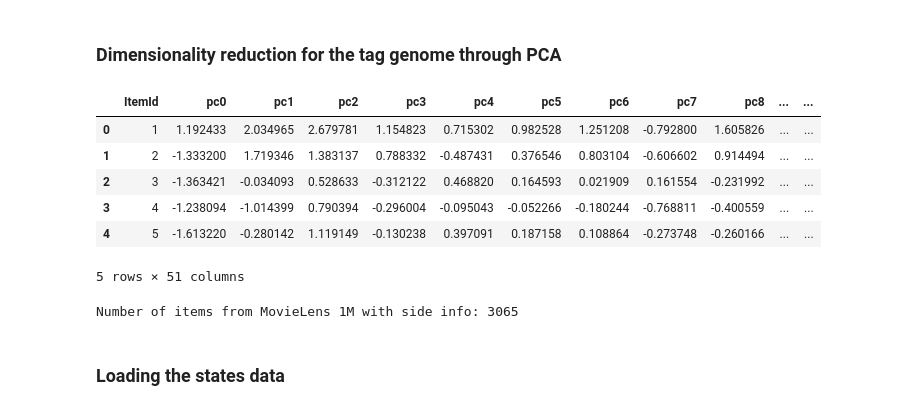
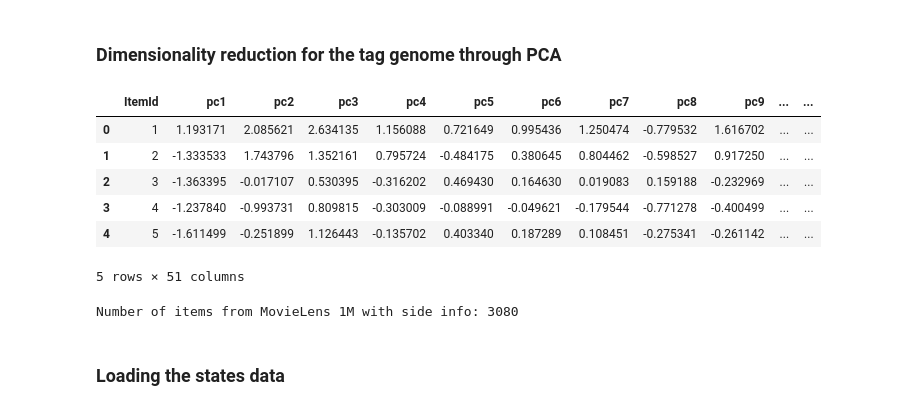
Before and after one commit to david-cortes/cmfrec, a Jupyter notebook: example/load_data.ipynb, the cells around one changed output. Drawn from its saved outputs; the diff is of its cells as text; code cells hidden in the pictures.

Commit message:
updates for latest pandas/numpy/scipy syntax

```diff
--- a/example/load_data.ipynb
+++ b/example/load_data.ipynb
@@ -33,9 +36,11 @@ Number of ratings: 1000209
 # %% [markdown]
 ### Loading the movies titles
 # %%
-movie_titles = pd.read_table('ml-1m/movies.dat',
-                             sep='::', engine='python', header=None)
-movie_titles.columns = ['ItemId', 'title', 'genres']
+movie_titles = pd.read_table(
+    'ml-1m/movies.dat',
+    sep='::', engine='python', header=None, encoding='latin_1',
+    names=['ItemId', 'title', 'genres']
+)
 movie_titles = movie_titles[['ItemId', 'title']]
 
 movie_titles.head()
@@ -58,7 +63,7 @@ movies = movies[['movieId', 'ItemId']]
 
 tags = pd.read_csv('ml-25m/genome-scores.csv')
 tags_wide = tags.pivot(index='movieId', columns='tagId', values='relevance')
-tags_wide.columns=["tag"+str(i) for i in tags_wide.columns.values]
+tags_wide.columns=["tag"+str(i) for i in tags_wide.columns]
 
 item_side_info = pd.merge(movies, tags_wide, how='inner', left_on='movieId', right_index=True)
 item_side_info = item_side_info.drop('movieId', axis=1)
@@ -76,28 +81,30 @@ item_side_info.head()
 # %%
 from sklearn.decomposition import PCA
 
 pca_obj = PCA(n_components = 50)
 item_sideinfo_reduced = item_side_info.drop("ItemId", axis=1)
 item_sideinfo_pca = pca_obj.fit_transform(item_sideinfo_reduced)
 
-item_sideinfo_pca = pd.DataFrame(item_sideinfo_pca)
-item_sideinfo_pca.columns = ["pc"+str(i) for i in range(item_sideinfo_pca.shape[1])]
-item_sideinfo_pca['ItemId'] = item_side_info.ItemId.values.copy()
-item_sideinfo_pca = item_sideinfo_pca[["ItemId"] + [cl for cl in item_sideinfo_pca.columns if cl != "ItemId"]]
+item_sideinfo_pca = pd.DataFrame(
+    item_sideinfo_pca,
+    columns=["pc"+str(i+1) for i in range(item_sideinfo_pca.shape[1])]
+)
+item_sideinfo_pca['ItemId'] = item_side_info["ItemId"].to_numpy()
+item_sideinfo_pca = item_sideinfo_pca[["ItemId"] + item_sideinfo_pca.columns[:50].tolist()]
 item_sideinfo_pca.head()
 # %% [output]
-|  | ItemId | pc0 | pc1 | pc2 | pc3 | pc4 | pc5 | pc6 | pc7 | pc8 | ... | ... |
-| 0 | 1 | 1.192433 | 2.034965 | 2.679781 | 1.154823 | 0.715302 | 0.982528 | 1.251208 | -0.792800 | 1.605826 | ... | ... |
-| 1 | 2 | -1.333200 | 1.719346 | 1.383137 | 0.788332 | -0.487431 | 0.376546 | 0.803104 | -0.606602 | 0.914494 | ... | ... |
-| 2 | 3 | -1.363421 | -0.034093 | 0.528633 | -0.312122 | 0.468820 | 0.164593 | 0.021909 | 0.161554 | -0.231992 | ... | ... |
-| 3 | 4 | -1.238094 | -1.014399 | 0.790394 | -0.296004 | -0.095043 | -0.052266 | -0.180244 | -0.768811 | -0.400559 | ... | ... |
-| 4 | 5 | -1.613220 | -0.280142 | 1.119149 | -0.130238 | 0.397091 | 0.187158 | 0.108864 | -0.273748 | -0.260166 | ... | ... |
+|  | ItemId | pc1 | pc2 | pc3 | pc4 | pc5 | pc6 | pc7 | pc8 | pc9 | ... | ... |
+| 0 | 1 | 1.193171 | 2.085621 | 2.634135 | 1.156088 | 0.721649 | 0.995436 | 1.250474 | -0.779532 | 1.616702 | ... | ... |
+| 1 | 2 | -1.333533 | 1.743796 | 1.352161 | 0.795724 | -0.484175 | 0.380645 | 0.804462 | -0.598527 | 0.917250 | ... | ... |
+| 2 | 3 | -1.363395 | -0.017107 | 0.530395 | -0.316202 | 0.469430 | 0.164630 | 0.019083 | 0.159188 | -0.232969 | ... | ... |
+| 3 | 4 | -1.237840 | -0.993731 | 0.809815 | -0.303009 | -0.088991 | -0.049621 | -0.179544 | -0.771278 | -0.400499 | ... | ... |
+| 4 | 5 | -1.611499 | -0.251899 | 1.126443 | -0.135702 | 0.403340 | 0.187289 | 0.108451 | -0.275341 | -0.261142 | ... | ... |
 5 rows × 51 columns
 # %%
 print("Number of items from MovieLens 1M with side info: %d" %
-      ratings.ItemId[np.in1d(ratings.ItemId, item_sideinfo_pca.ItemId)].drop_duplicates().count())
+      ratings["ItemId"][np.in1d(ratings["ItemId"], item_sideinfo_pca["ItemId"])].nunique())
 # %% [output]
-Number of items from MovieLens 1M with side info: 3065
+Number of items from MovieLens 1M with side info: 3080
 # %% [markdown]
 ### Loading the states data
 # %%
```
Also changed, not shown: parts of 8 cells of this notebook, 5 other files.
